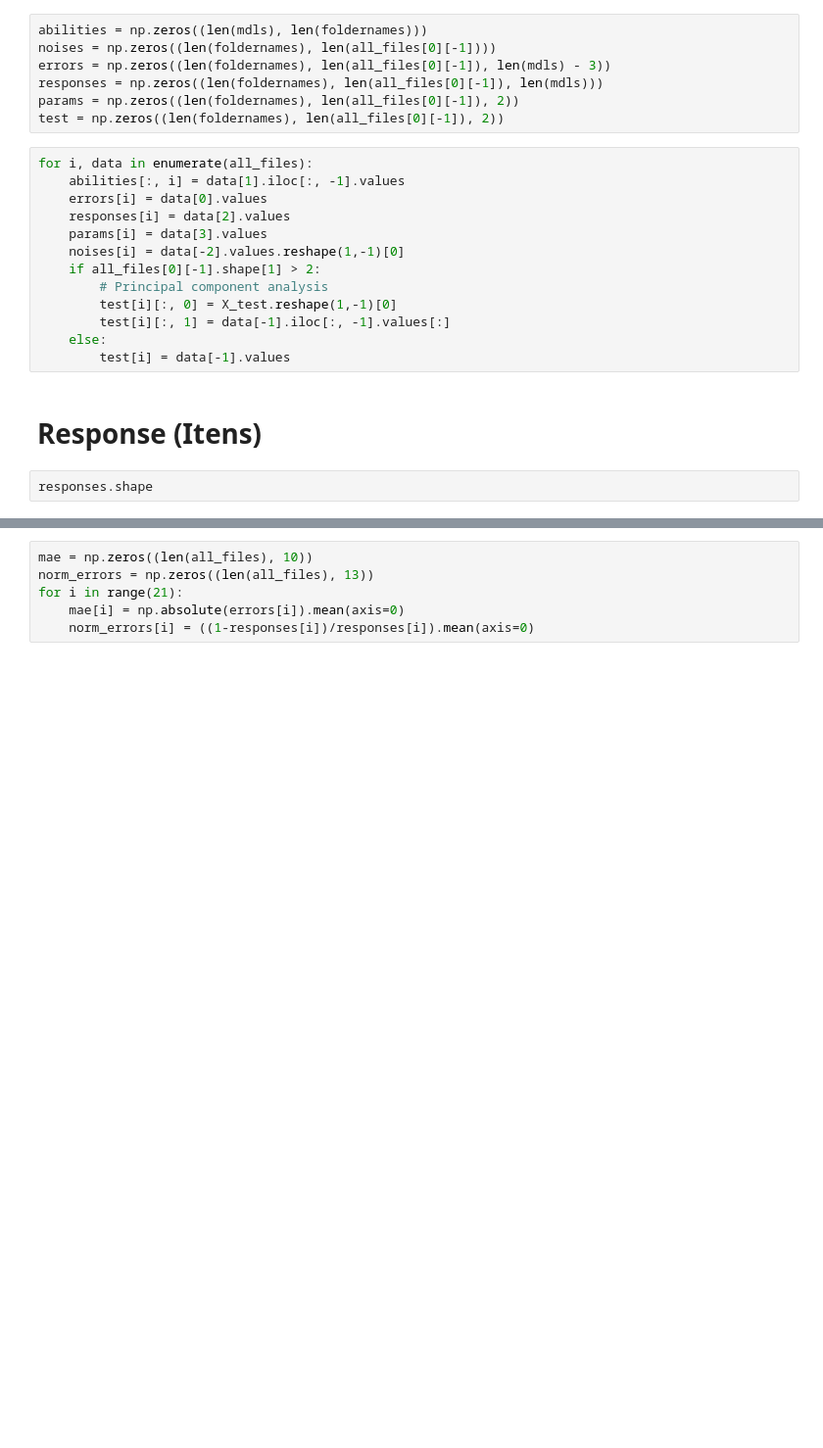
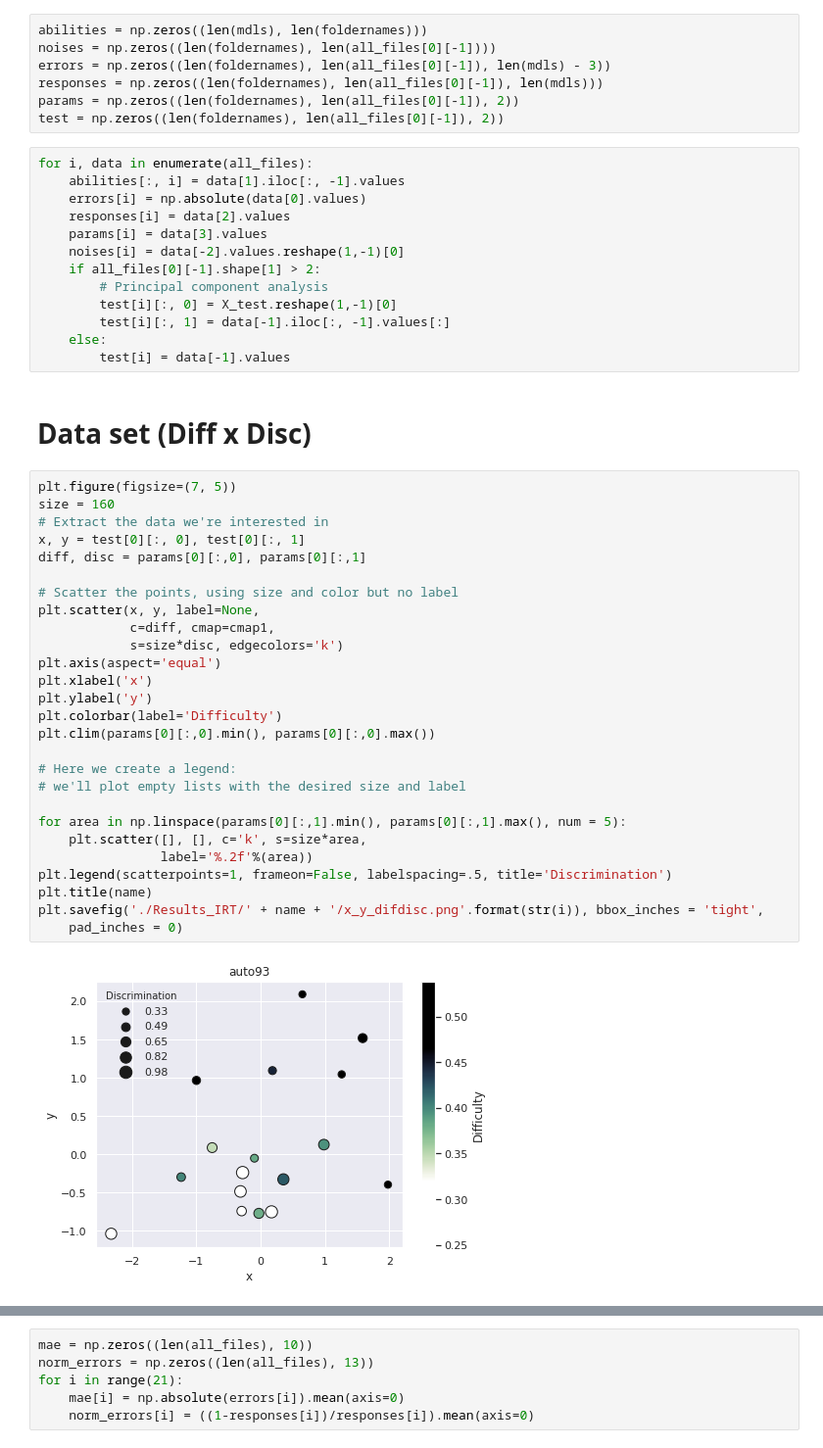
Before and after one commit to jvcm/irt_project, a Jupyter notebook: analysis.ipynb, the cells around one changed output, grey strips where cells are left out. Shown at 98% size. Cells and saved outputs as stored; diff of their text form; blank space fills up the shorter version.

```diff
--- a/analysis.ipynb
+++ b/analysis.ipynb
@@ -182,7 +183,7 @@ test = np.zeros((len(foldernames), len(all_files[0][-1]), 2))
 # %%
 for i, data in enumerate(all_files):
     abilities[:, i] = data[1].iloc[:, -1].values
-    errors[i] = data[0].values
+    errors[i] = np.absolute(data[0].values)
     responses[i] = data[2].values
     params[i] = data[3].values
     noises[i] = data[-2].values.reshape(1,-1)[0]
@@ -192,7 +193,34 @@ for i, data in enumerate(all_files):
         test[i][:, 1] = data[-1].iloc[:, -1].values[:]
     else:
         test[i] = data[-1].values
-# %% [markdown]
-# Response (Itens)
-# %%
-responses.shape
+# %% [markdown]
+# Data set (Diff x Disc)
+# %%
+plt.figure(figsize=(7, 5))
+size = 160
+# Extract the data we're interested in
+x, y = test[0][:, 0], test[0][:, 1]
+diff, disc = params[0][:,0], params[0][:,1]
+
+# Scatter the points, using size and color but no label
+plt.scatter(x, y, label=None,
+            c=diff, cmap=cmap1,
+            s=size*disc, edgecolors='k')
+plt.axis(aspect='equal')
+plt.xlabel('x')
+plt.ylabel('y')
+plt.colorbar(label='Difficulty')
+plt.clim(params[0][:,0].min(), params[0][:,0].max())
+
+# Here we create a legend:
+# we'll plot empty lists with the desired size and label
+
+for area in np.linspace(params[0][:,1].min(), params[0][:,1].max(), num = 5):
+    plt.scatter([], [], c='k', s=size*area,
+                label='%.2f'%(area))
+plt.legend(scatterpoints=1, frameon=False, labelspacing=.5, title='Discrimination')
+plt.title(name)
+plt.savefig('./Results_IRT/' + name + '/x_y_difdisc.png'.format(str(i)), bbox_inches = 'tight',
+    pad_inches = 0)
+# %% [output]
+[figure, added]
```
Also changed, not shown: parts of 10 cells of this notebook, 3 other files.
